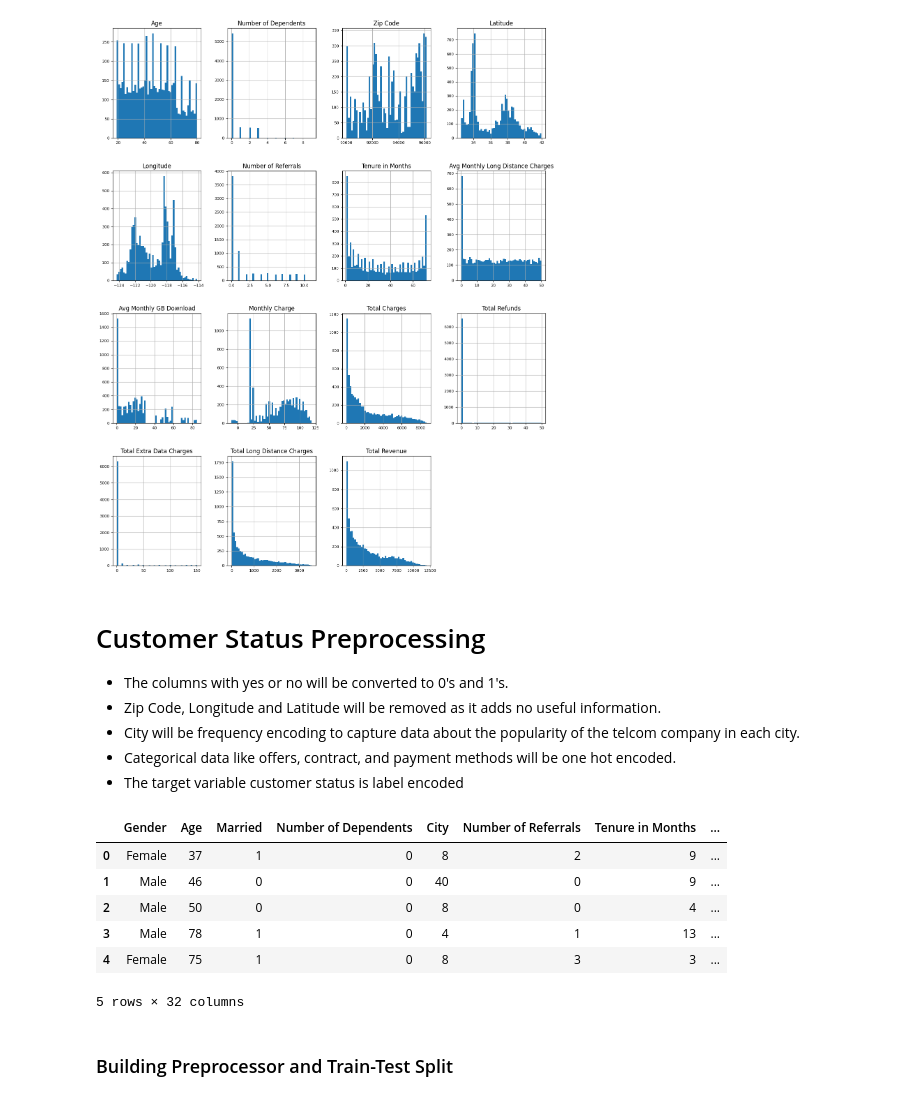
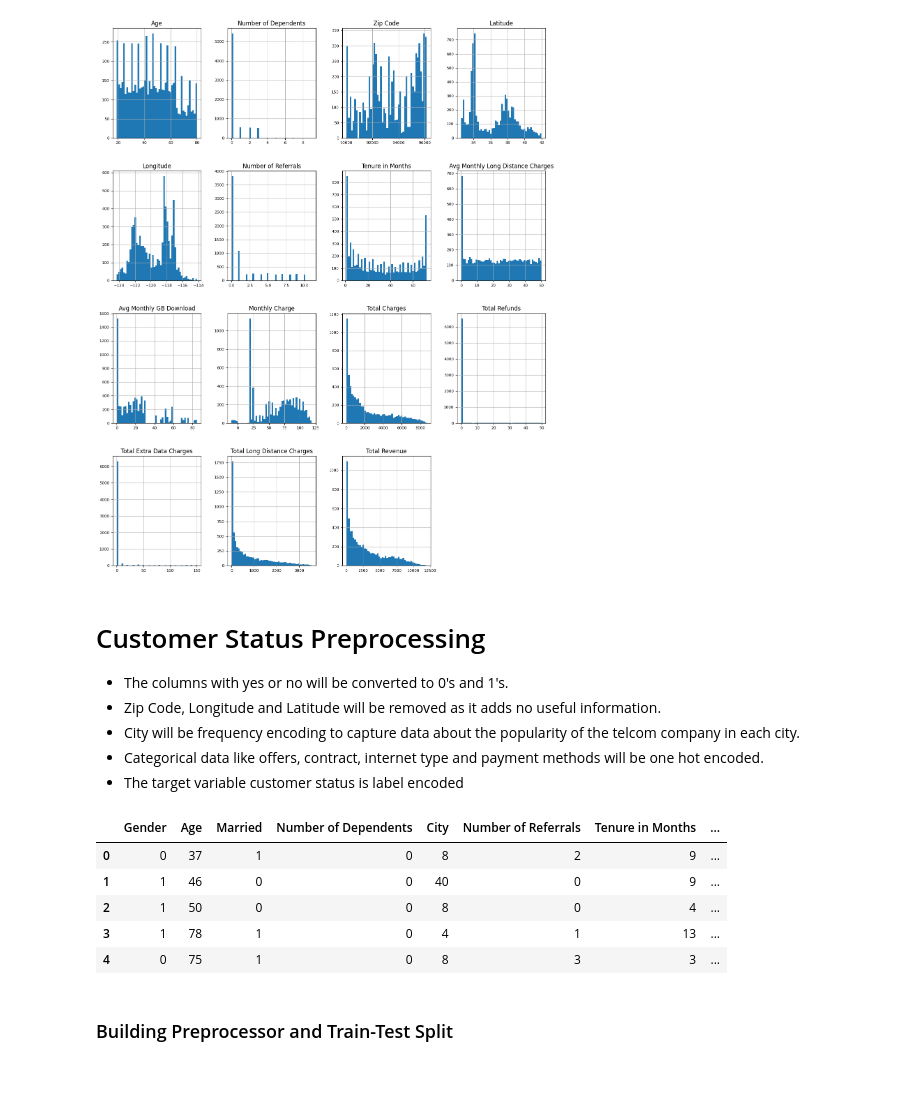
Before and after one commit to AviTirto/TensorFlowProjects, a Jupyter notebook: XAI_telcom_customers.ipynb, the cells around one changed output. Cells and saved outputs as stored; diff of their text form; code cells hidden in the pictures.

```diff
--- a/XAI_telcom_customers.ipynb
+++ b/XAI_telcom_customers.ipynb
@@ -186,7 +186,7 @@ array([[<Axes: title={'center': 'Age'}>,
 - The columns with yes or no will be converted to 0's and 1's.
 - Zip Code, Longitude and Latitude will be removed as it adds no useful information.
 - City will be frequency encoding to capture data about the popularity of the telcom company in each city.
-- Categorical data like offers, contract, and payment methods will be one hot encoded.
+- Categorical data like offers, contract, internet type and payment methods will be one hot encoded.
 - The target variable customer status is label encoded
 # %%
 from sklearn.preprocessing import OneHotEncoder, LabelEncoder
@@ -199,8 +199,10 @@ processed_df = df.copy()
 # Drop irrelevant columns
 processed_df = processed_df.drop(columns = ["Zip Code", "Longitude", "Latitude"])
 
+# Convert Female and Male to 0's and 1's
+processed_df['Gender'] = processed_df['Gender'].map({"Female": 0, "Male": 1})
+
 # Map yes and no to 0's and 1's
-
 yes_no_columns = [
     'Married',
     'Phone Service',
@@ -209,39 +211,38 @@ yes_no_columns = [
     'Online Security',
     'Online Backup',
     'Device Protection Plan',
     'Premium Tech Support',
     'Streaming TV',
     'Streaming Movies',
     'Streaming Music',
     'Unlimited Data',
     'Paperless Billing'
 ]
 
 yes_no_map = {"Yes": 1, "No": 0}
 
 for column in yes_no_columns:
     processed_df[column] = processed_df[column].map(yes_no_map)
 
 # Frequency Encoding Cities
 city_frequency = processed_df['City'].value_counts().to_dict()
 processed_df['City'] = processed_df['City'].map(city_frequency)
 
 # Label Encoding Target Variable
 label_encoder = LabelEncoder()
 processed_df['Customer Status'] = label_encoder.fit_transform(processed_df['Customer Status'])
 
 # One Hot Encode
 one_hot_encoder = OneHotEncoder()
 
 processed_df.head()
 # %% [output]
 |  | Gender | Age | Married | Number of Dependents | City | Number of Referrals | Tenure in Months | ... |
-| 0 | Female | 37 | 1 | 0 | 8 | 2 | 9 | ... |
-| 1 | Male | 46 | 0 | 0 | 40 | 0 | 9 | ... |
-| 2 | Male | 50 | 0 | 0 | 8 | 0 | 4 | ... |
-| 3 | Male | 78 | 1 | 0 | 4 | 1 | 13 | ... |
-| 4 | Female | 75 | 1 | 0 | 8 | 3 | 3 | ... |
+| 0 | 0 | 37 | 1 | 0 | 8 | 2 | 9 | ... |
+| 1 | 1 | 46 | 0 | 0 | 40 | 0 | 9 | ... |
+| 2 | 1 | 50 | 0 | 0 | 8 | 0 | 4 | ... |
+| 3 | 1 | 78 | 1 | 0 | 4 | 1 | 13 | ... |
+| 4 | 0 | 75 | 1 | 0 | 8 | 3 | 3 | ... |
-5 rows × 32 columns
 # %% [markdown]
 ### Building Preprocessor and Train-Test Split
 # %%
```
Also changed, not shown: parts of 7 cells of this notebook.
